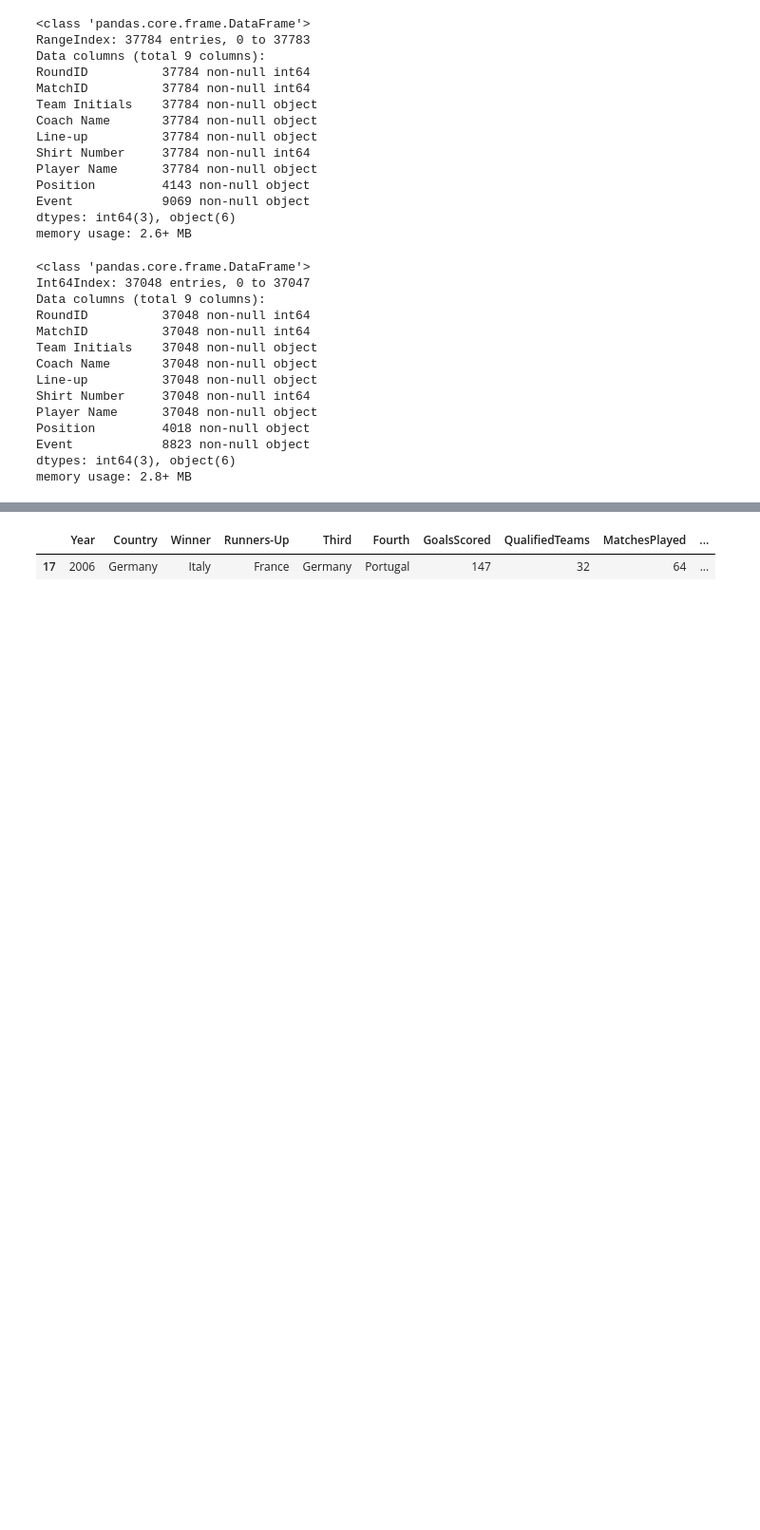
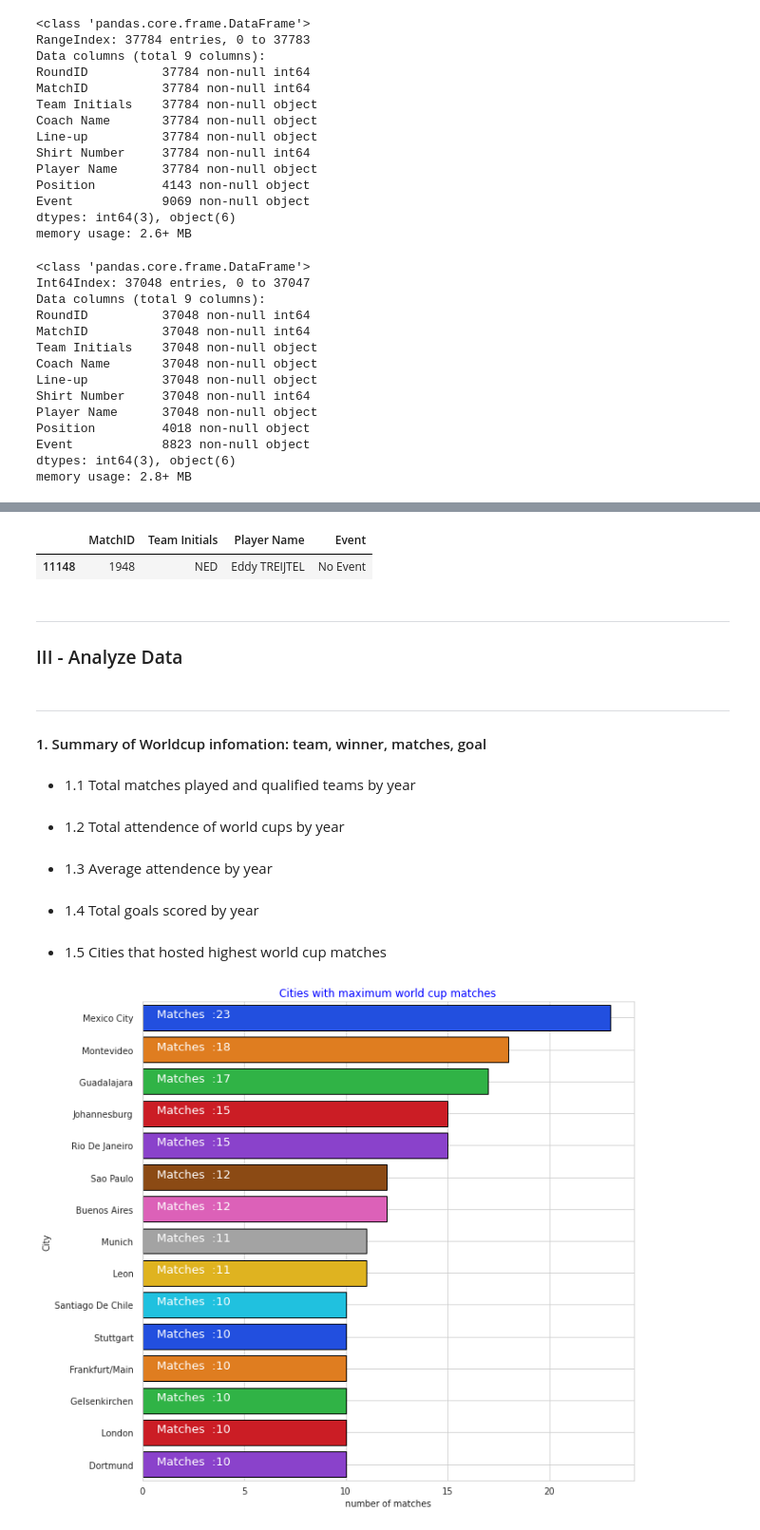
Before and after one commit to natuan310/w3-Data-Analysis-WorldCup-Dataset, a Jupyter notebook: Tee.ipynb, the cells around one changed output, grey strips where cells are left out. Shown: that part at 95% size. Cells and saved outputs as stored; diff of their text form; code cells hidden in the pictures; blank space fills up the shorter version.

```diff
--- a/Tee.ipynb
+++ b/Tee.ipynb
@@ -229,0 +239,5 @@ memory usage: 137.2+ KB
+# %%
+# Combine Initials into Team Name to drop Initials column
+
+mch['Home Team Name'] = mch['Home Team Name'] + ' (' + mch['Home Team Initials'] +')'
+mch['Away Team Name'] = mch['Away Team Name'] + ' (' + mch['Away Team Initials'] +')'
@@ -229,0 +277,5 @@ memory usage: 137.2+ KB
+# %%
+# Convert column 'Datetime' to datetime data type and remove the hour data
+mch['Datetime'] = pd.to_datetime(mch['Datetime'])
+mch['Datetime'] = mch['Datetime'].dt.date
+mch['Datetime']
@@ -405,7 +344,37 @@ pls.sample(1)
 pls.drop(columns=['RoundID', 'Coach Name', 'Line-up', 'Shirt Number', 'Position'], inplace=True)
-# %%
-# Data after cleaned
-wc.sample(1)
-# %% [output]
-|  | Year | Country | Winner | Runners-Up | Third | Fourth | GoalsScored | QualifiedTeams | MatchesPlayed | ... |
-| 17 | 2006 | Germany | Italy | France | Germany | Portugal | 147 | 32 | 64 | ... |
+# %%
+pls.sample()
+# %% [output]
+|  | MatchID | Team Initials | Player Name | Event |
+| 11148 | 1948 | NED | Eddy TREIJTEL | No Event |
+# %% [markdown]
+---
+### III - Analyze Data
+# %% [markdown]
+---
+#### 1.  Summary of Worldcup infomation: team, winner, matches, goal
+# %% [markdown]
+- 1.1 Total matches played and qualified teams by year
+# %% [markdown]
+- 1.2 Total attendence of world cups by year
+# %% [markdown]
+- 1.3 Average attendence by year
+# %% [markdown]
+- 1.4 Total goals scored by year
+# %% [markdown]
+- 1.5 Cities that hosted highest world cup matches
+# %%
+top10_city = mch['City'].value_counts().reset_index()
+plt.figure(figsize=(10,10))
+ax = sns.barplot(y=top10_city["index"][:15],x = top10_city["City"][:15],palette="bright",
+                 linewidth=1,edgecolor="k"*15)
+plt.xlabel("number of matches")
+plt.ylabel("City")
+plt.grid(True)
+plt.title("Cities with maximum world cup matches",color='b')
+
+for i,j in enumerate("Matches  :" + top10_city["City"][:15].astype(str)):
+    ax.text(.7,i,j,fontsize = 13,color="w")
+plt.show()
+# %% [output]
+[figure, added]
```
Also changed, not shown: parts of 61 cells of this notebook.
